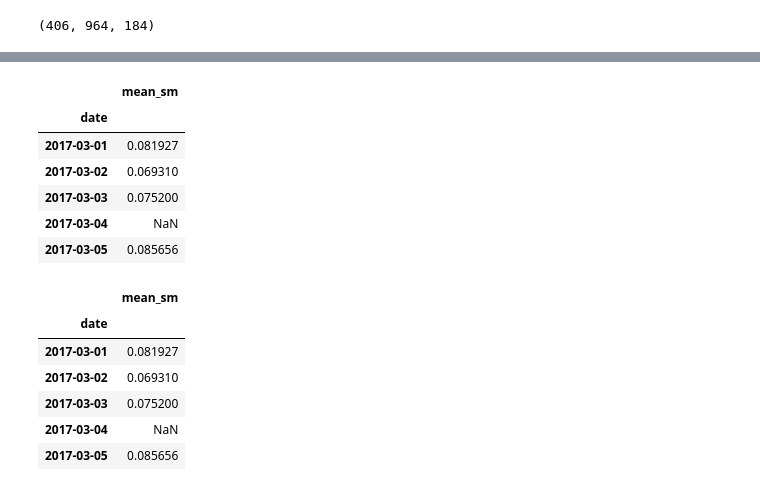
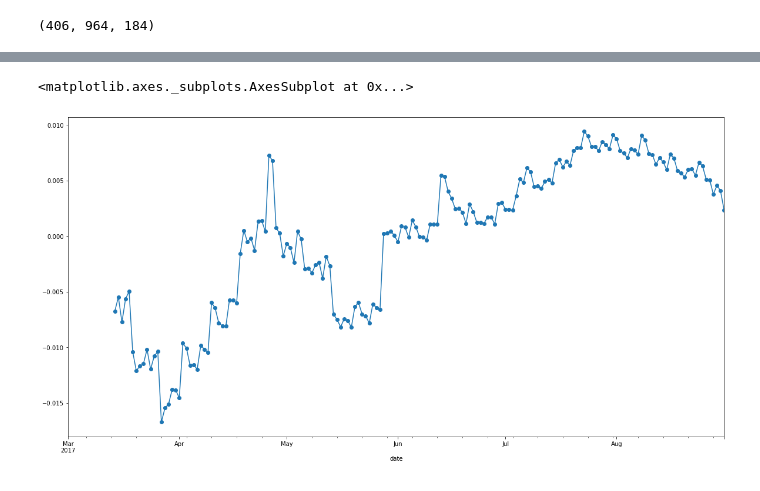
Before and after one commit to bmcandr/smap-data-vis, a Jupyter notebook: notebooks/smap-data-vis-h5py.ipynb, the cells around one changed output, grey strips where cells are left out. Saved outputs shown, nothing was run; the diff lists cells and outputs as text; code cells hidden in the pictures.

```diff
--- a/notebooks/smap-data-vis-h5py.ipynb
+++ b/notebooks/smap-data-vis-h5py.ipynb
@@ -329,20 +473,10 @@ weekly_mean.plot(color='green', ax=ax)
-# %%
-weekly_mean.head()
-# %% [output]
-|  | mean_sm |
-| date |  |
-| 2017-03-01 | 0.081927 |
-| 2017-03-02 | 0.069310 |
-| 2017-03-03 | 0.075200 |
-| 2017-03-04 | NaN |
-| 2017-03-05 | 0.085656 |
-# %%
-mean_df.head()
-# %% [output]
-|  | mean_sm |
-| date |  |
-| 2017-03-01 | 0.081927 |
-| 2017-03-02 | 0.069310 |
-| 2017-03-03 | 0.075200 |
-| 2017-03-04 | NaN |
-| 2017-03-05 | 0.085656 |
+# %%
+anomaly_df = mean_df.join(rolling_mean)
+total_mean = mean_df['Mean'].mean()
+anomaly_df['anomaly'] = anomaly_df.apply(lambda row: total_mean - row['Rolling Mean'], axis=1)
+# %%
+fig, ax = plt.subplots(figsize=(20, 10))
+anomaly_df['anomaly'].plot(marker='o')
+# %% [output]
+<matplotlib.axes._subplots.AxesSubplot at 0x...>
+[figure, added]
```
Also changed, not shown: parts of 16 cells of this notebook.
